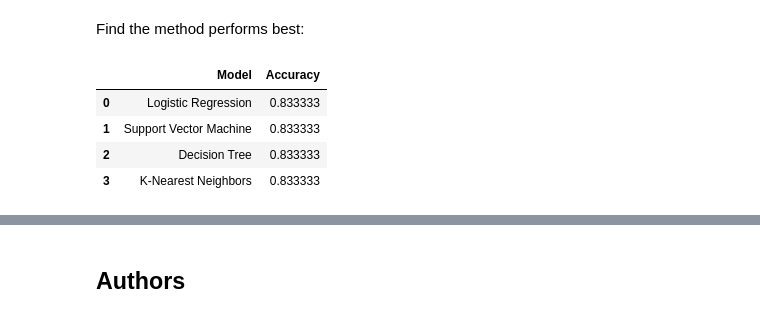
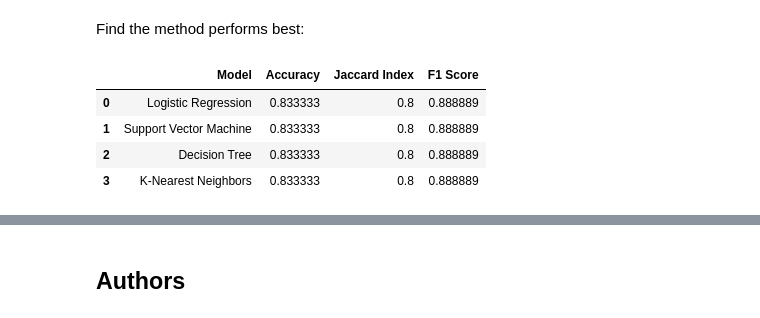
Before and after one commit to juaneleanor/AppliedDataScienceCapstone, a Jupyter notebook: 8_Machine_Learning_Predictive_Analysis.ipynb, the cells around one changed output, grey strips where cells are left out. Cells and saved outputs as stored; diff of their text form; code cells hidden in the pictures.

```diff
--- a/8_Machine_Learning_Predictive_Analysis.ipynb
+++ b/8_Machine_Learning_Predictive_Analysis.ipynb
@@ -225,0 +221,8 @@ plot_confusion_matrix(Y_test,yhat)
+# %%
+from sklearn.metrics import jaccard_score
+from sklearn.metrics import f1_score
+
+yhat=logreg_cv.predict(X_test)
+logreg_jaccard = jaccard_score(Y_test, yhat)
+logreg_f1 = f1_score(Y_test, yhat)
+plot_confusion_matrix(Y_test,yhat)
@@ -263,6 +268,8 @@ svm_accuracy
 We can plot the confusion matrix
 # %%
 yhat=svm_cv.predict(X_test)
+svm_jaccard = jaccard_score(Y_test, yhat)
+svm_f1 = f1_score(Y_test, yhat)
 plot_confusion_matrix(Y_test,yhat)
 # %% [output]
 [figure]
@@ -326,6 +333,8 @@ tree_accuracy
 We can plot the confusion matrix
 # %%
 yhat = tree_cv.predict(X_test)
+tree_jaccard = jaccard_score(Y_test, yhat)
+tree_f1 = f1_score(Y_test, yhat)
 plot_confusion_matrix(Y_test,yhat)
 # %% [output]
 [figure]
@@ -366,6 +375,8 @@ knn_accuracy
 We can plot the confusion matrix
 # %%
 yhat = knn_cv.predict(X_test)
+knn_jaccard = jaccard_score(Y_test, yhat)
+knn_f1 = f1_score(Y_test, yhat)
 plot_confusion_matrix(Y_test,yhat)
 # %% [output]
 [figure]
@@ -376,13 +387,15 @@ Find the method performs best:
 # %%
 accuracy_data = {
     'Model': ['Logistic Regression', 'Support Vector Machine', 'Decision Tree', 'K-Nearest Neighbors'],
-    'Accuracy': [logreg_accuracy, svm_accuracy, tree_accuracy, knn_accuracy]
+    'Accuracy': [logreg_accuracy, svm_accuracy, tree_accuracy, knn_accuracy],
+    'Jaccard Index': [logreg_jaccard, svm_jaccard, tree_jaccard, knn_jaccard],
+    'F1 Score': [logreg_f1, svm_f1, tree_f1, knn_f1]
 }
 accuracy_data = pd.DataFrame(accuracy_data)
 accuracy_data
 # %% [output]
-|  | Model | Accuracy |
-| 0 | Logistic Regression | 0.833333 |
-| 1 | Support Vector Machine | 0.833333 |
-| 2 | Decision Tree | 0.833333 |
-| 3 | K-Nearest Neighbors | 0.833333 |
+|  | Model | Accuracy | Jaccard Index | F1 Score |
+| 0 | Logistic Regression | 0.833333 | 0.8 | 0.888889 |
+| 1 | Support Vector Machine | 0.833333 | 0.8 | 0.888889 |
+| 2 | Decision Tree | 0.833333 | 0.8 | 0.888889 |
+| 3 | K-Nearest Neighbors | 0.833333 | 0.8 | 0.888889 |
```
Also changed, not shown: parts of 5 cells of this notebook.
